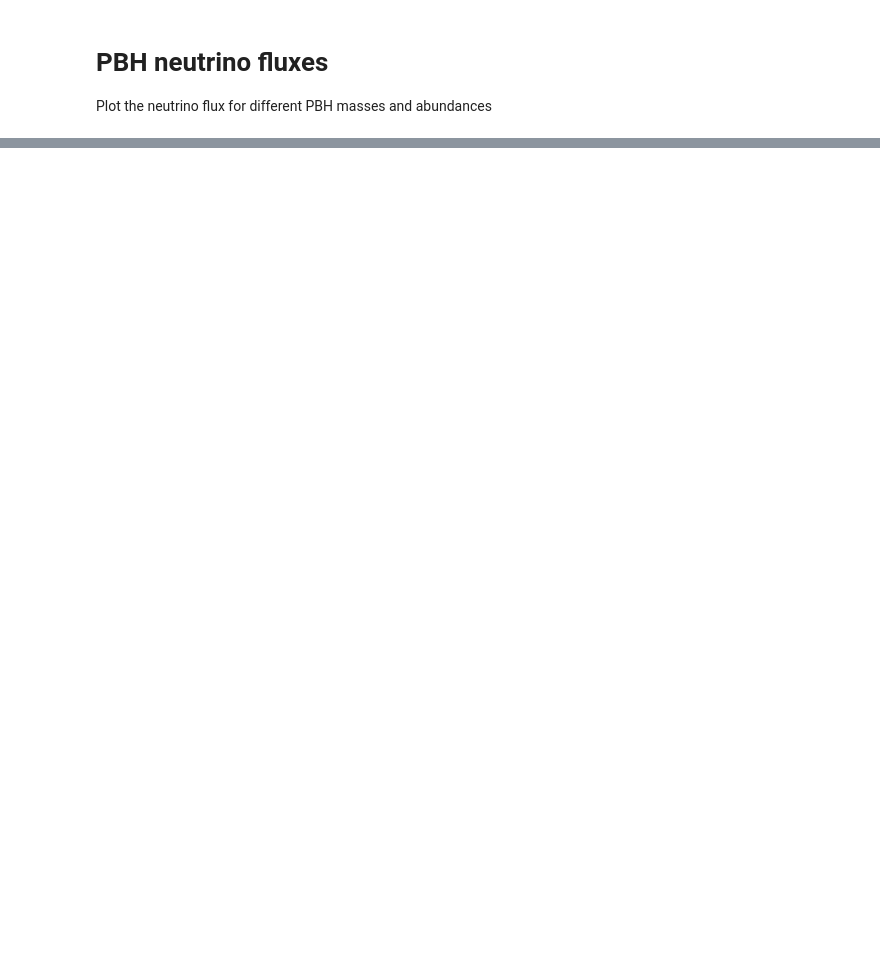
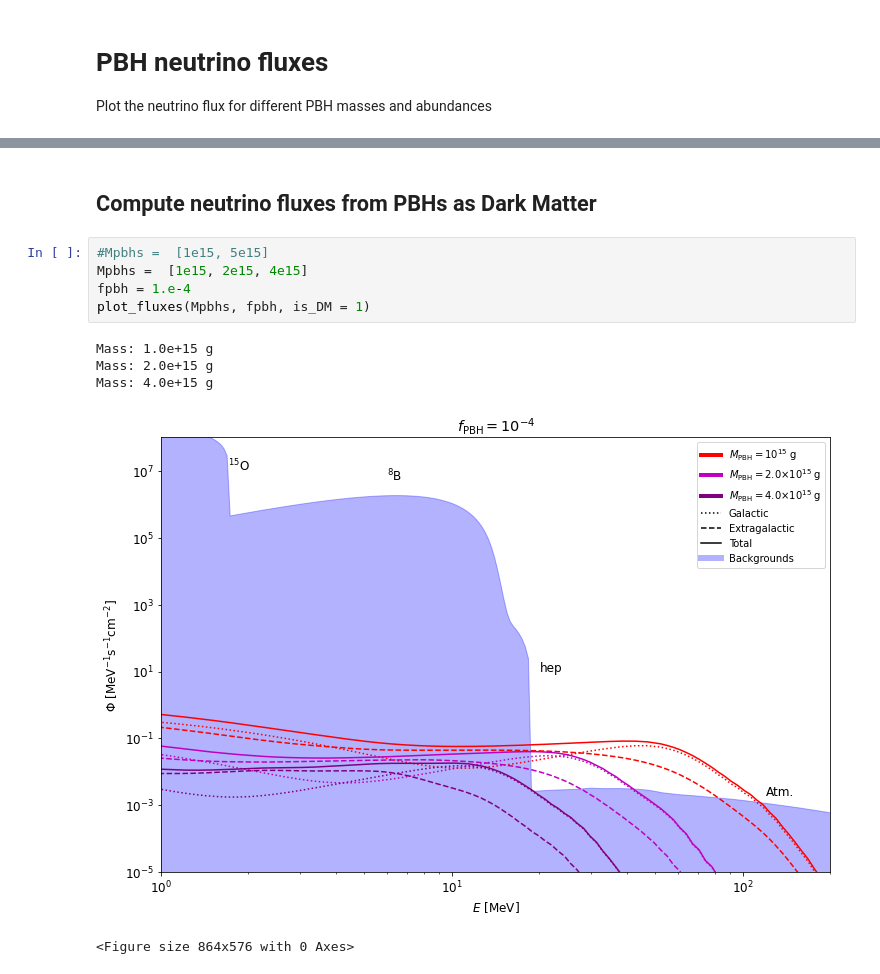
Before and after one commit to vmmunoza/nuHawkHunter, a Jupyter notebook: plot_fluxes.ipynb, the cells around one changed output, grey strips where cells are left out. Cells and saved outputs as stored; diff of their text form; blank space fills up the shorter version.

```diff
--- a/plot_fluxes.ipynb
+++ b/plot_fluxes.ipynb
@@ -99,0 +90,13 @@ Mass: 1.0e+14, z min: 1.2e+02
+# %% [markdown]
+## Compute neutrino fluxes from PBHs as Dark Matter
+# %%
+#Mpbhs =  [1e15, 5e15]
+Mpbhs =  [1e15, 2e15, 4e15]
+fpbh = 1.e-4
+plot_fluxes(Mpbhs, fpbh, is_DM = 1)
+# %% [output]
+Mass: 1.0e+15 g
+Mass: 2.0e+15 g
+Mass: 4.0e+15 g
+[figure, added]
+<Figure size 864x576 with 0 Axes>
```
Also changed, not shown: parts of 3 cells of this notebook, 25 other files.
